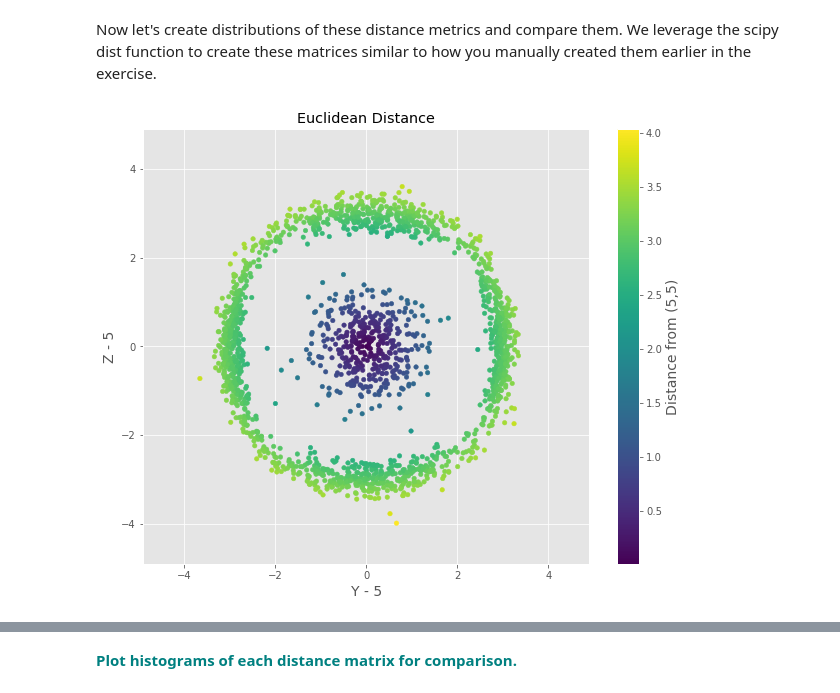
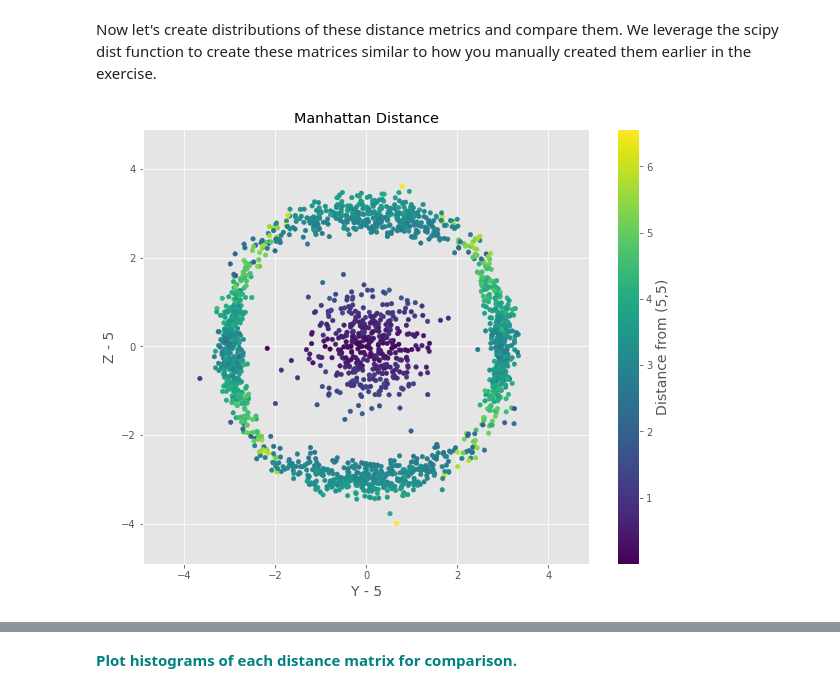
Before and after one commit to shaisid01/Data-Science, a Jupyter notebook: CaseStudies/Euclidean and Manhattan Distances/Euclidean_and_Manhattan_Distances_Case_Study.ipynb, the cells around one changed output, grey strips where cells are left out. Cells and saved outputs as stored; diff of their text form; code cells hidden in the pictures.

```diff
--- a/CaseStudies/Euclidean and Manhattan Distances/Euclidean_and_Manhattan_Distances_Case_Study.ipynb
+++ b/CaseStudies/Euclidean and Manhattan Distances/Euclidean_and_Manhattan_Distances_Case_Study.ipynb
@@ -114,19 +114,22 @@ mat = df[['X','Y','Z']].to_numpy()
 DistEuclid = dist.pdist(mat,'euclidean')
 DistManhattan = dist.pdist(mat, 'cityblock')
 largeMat = np.random.random((10000,100))
+# %%
+# In the Y-Z plane, we compute the distance to ref point (5,5)
+distManhattan_5 = np.abs(df.X - 5) + np.abs(df.Z - 5)
 # %%
-# plot with c=distEuclid, ref point (5,5)
-figEuclid = plt.figure(figsize=[10,8])
+# plot with c=ddistManhattan, ref point (5,5)
+figManhattan5 = plt.figure(figsize=[10,8])
 
-plt.scatter(df.Y - 5, df.Z-5, c=distEuclid, s=20)
+plt.scatter(df.Y - 5, df.Z-5, c=distManhattan_5, s=20)
 plt.ylim([-4.9,4.9])
 plt.xlim([-4.9,4.9])
 plt.xlabel('Y - 5', size=14)
 plt.ylabel('Z - 5', size=14)
-plt.title('Euclidean Distance')
+plt.title('Manhattan Distance')
 cb = plt.colorbar()
 cb.set_label('Distance from (5,5)', size=14)
 
-#figEuclid.savefig('plots/Euclidean_5.png')
+#figManhattan5.savefig('plots/distManhattan_5.png')
 # %% [output]
-[figure, old version]
+[figure, new version]
```
Also changed, not shown: parts of 3 cells of this notebook.
